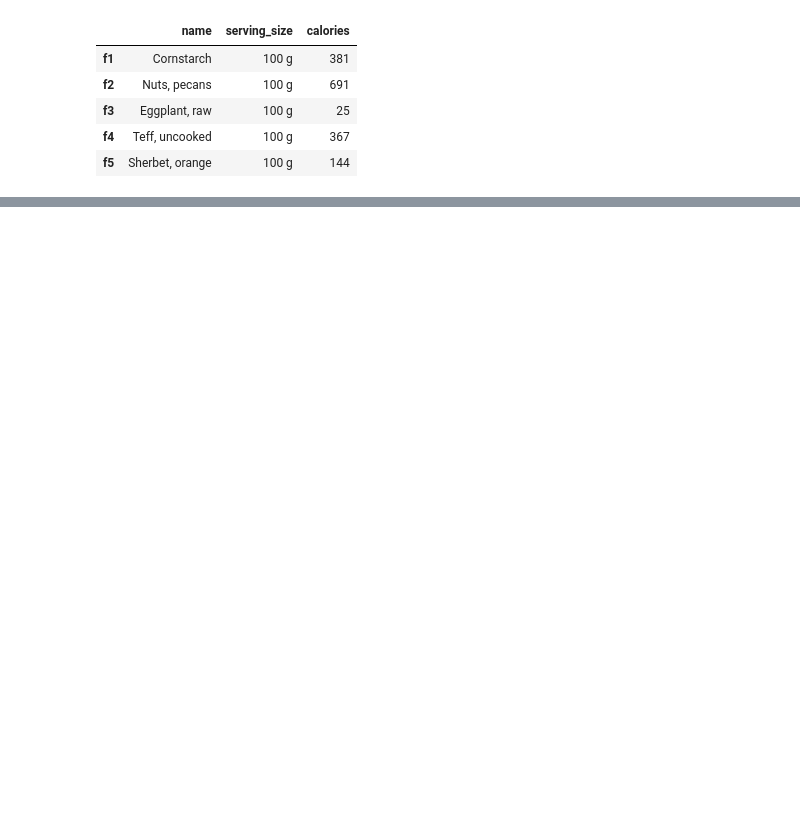
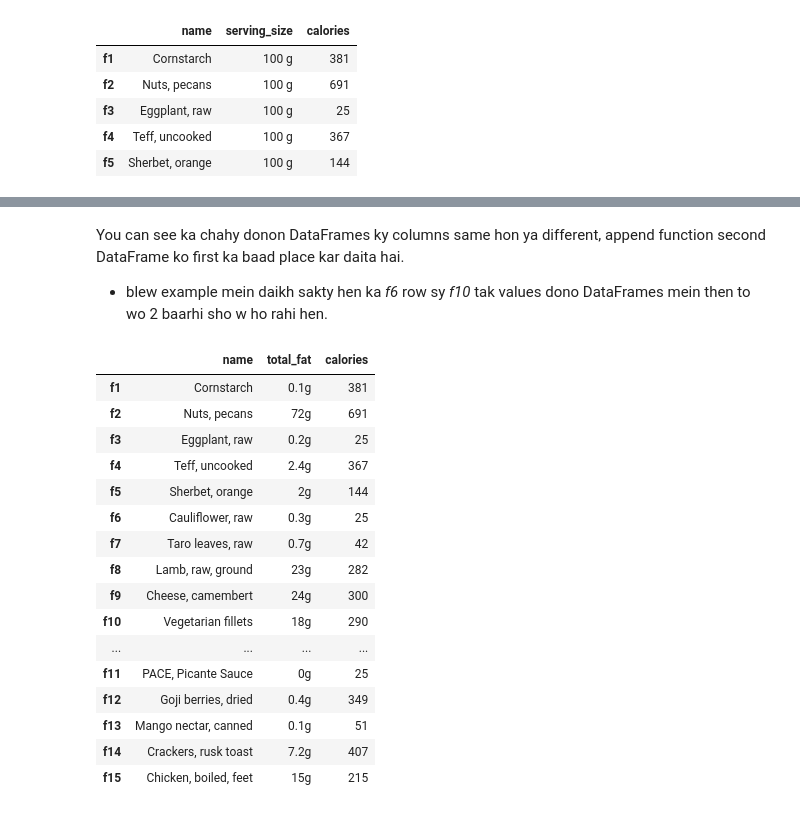
Before and after one commit to biyazejaan/Pandas_a_to_z, a Jupyter notebook: pandas_a_to_z.ipynb, the cells around one changed output, grey strips where cells are left out. Cells and saved outputs as stored; diff of their text form; code cells hidden in the pictures; blank space fills up the shorter version.

```diff
--- a/pandas_a_to_z.ipynb
+++ b/pandas_a_to_z.ipynb
@@ -1647,0 +1835,10 @@ df2
+# %%
+# Creating first DataFrame
+food1 = {
+    'name' :['Cornstarch','Nuts, pecans','Eggplant, raw','Teff, uncooked','Sherbet, orange','Cauliflower, raw','Taro leaves, raw','Lamb, raw, ground','Cheese, camembert','Vegetarian fillets'],
+    'total_fat' :['0.1g','72g','0.2g','2.4g','2g','0.3g','0.7g','23g','24g','18g'],
+    'calories' :[381,691,25,367,144,25,42,282,300,290]
+}
+index_labels1 = ['f1','f2','f3','f4','f5','f6','f7','f8','f9','f10']
+nutrition1 = pd.DataFrame(food1, index =index_labels1)
+nutrition1
@@ -1647,0 +1857,10 @@ df2
+# %%
+# Creating first DataFrame
+food2 = {
+    'name' :['Cauliflower, raw','Taro leaves, raw','Lamb, raw, ground','Cheese, camembert','Vegetarian fillets','PACE, Picante Sauce','Goji berries, dried','Mango nectar, canned','Crackers, rusk toast','Chicken, boiled, feet'],
+    'total_fat' :['0.3g','0.7g','23g','24g','18g','0g','0.4g','0.1g','7.2g','15g'],
+    'calories' :[25,42,282,300,290,25,349,51,407,215]
+}
+index_labels2 = ['f6','f7','f8','f9','f10','f11','f12','f13','f14','f15']
+nutrition2 = pd.DataFrame(food2, index =index_labels2)
+nutrition2
@@ -1647,0 +1879,24 @@ df2
+# %% [markdown]
+You can see ka chahy donon DataFrames ky columns same hon ya different, append function second DataFrame ko first ka baad place kar daita hai.
+- blew example mein daikh sakty hen ka *f6* row sy *f10* tak values dono DataFrames mein then to wo 2 baarhi sho w ho rahi hen.
+# %%
+nutrition3 = nutrition1.append(nutrition2)
+nutrition3
+# %% [output]
+|  | name | total_fat | calories |
+| f1 | Cornstarch | 0.1g | 381 |
+| f2 | Nuts, pecans | 72g | 691 |
+| f3 | Eggplant, raw | 0.2g | 25 |
+| f4 | Teff, uncooked | 2.4g | 367 |
+| f5 | Sherbet, orange | 2g | 144 |
+| f6 | Cauliflower, raw | 0.3g | 25 |
+| f7 | Taro leaves, raw | 0.7g | 42 |
+| f8 | Lamb, raw, ground | 23g | 282 |
+| f9 | Cheese, camembert | 24g | 300 |
+| f10 | Vegetarian fillets | 18g | 290 |
+| ... | ... | ... | ... |
+| f11 | PACE, Picante Sauce | 0g | 25 |
+| f12 | Goji berries, dried | 0.4g | 349 |
+| f13 | Mango nectar, canned | 0.1g | 51 |
+| f14 | Crackers, rusk toast | 7.2g | 407 |
+| f15 | Chicken, boiled, feet | 15g | 215 |
```
Also changed, not shown: parts of 29 cells of this notebook.
